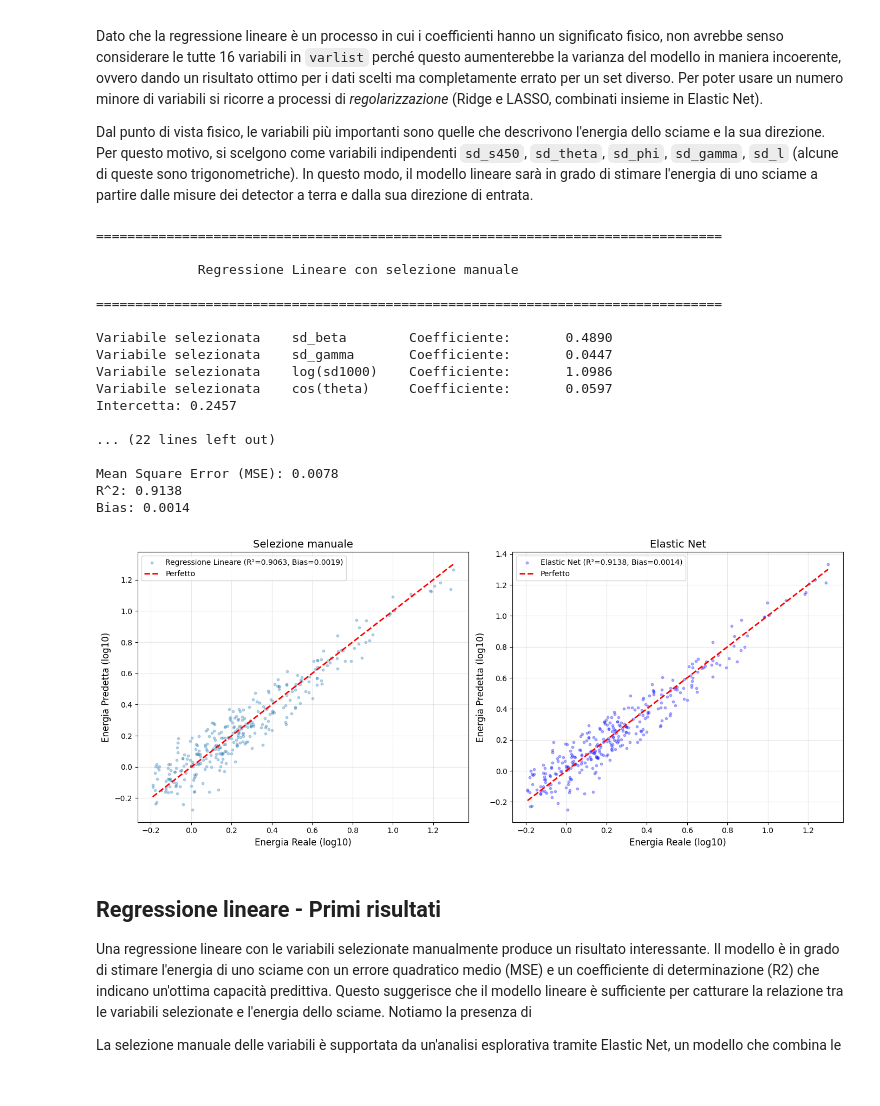
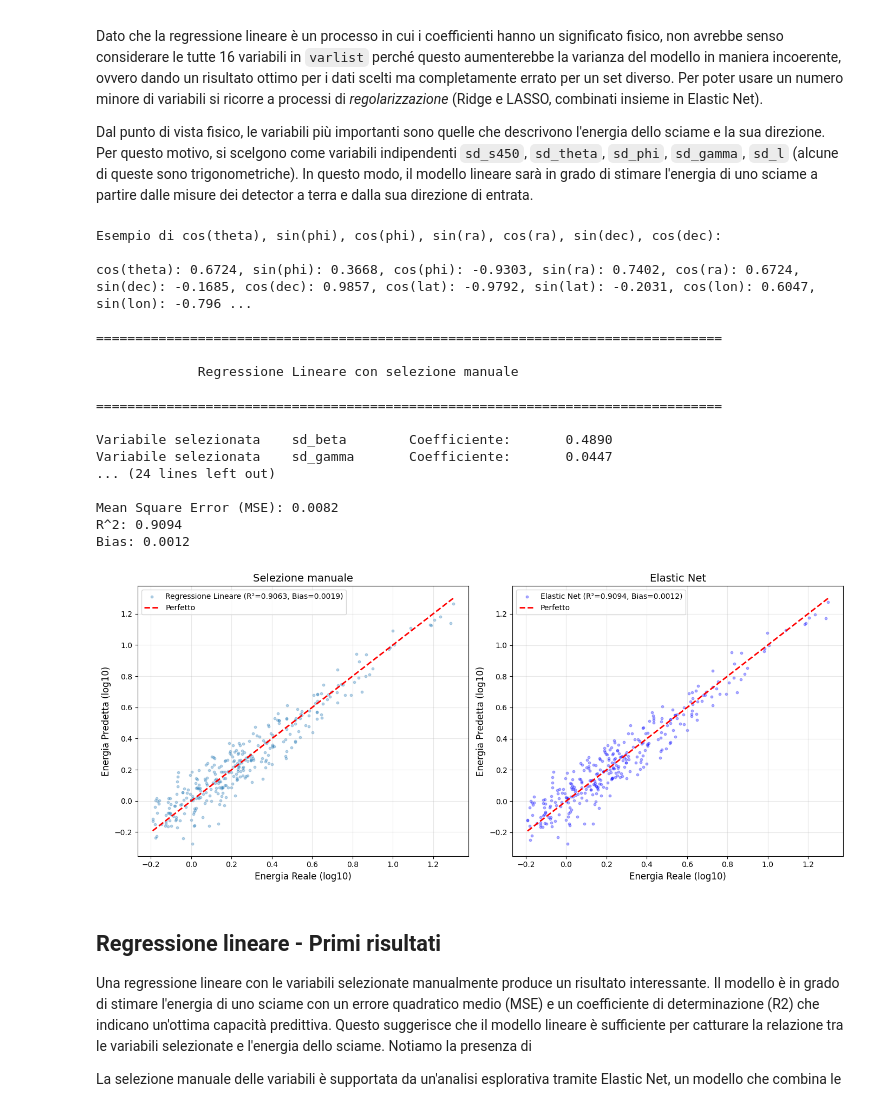
Before and after one commit to robdilor/advsimtech_rdl_esame, a Jupyter notebook: Project.ipynb, the cells around one changed output. Cells and saved outputs as stored; diff of their text form; code cells hidden in the pictures.

```diff
--- a/Project.ipynb
+++ b/Project.ipynb
@@ -163,7 +163,7 @@ idx = []
 for i in range(len(myheader)):
     if myheader[i] == 'sd_s38':
         idx.append(i)
-sd35 = mydata[:, idx]
+sd38 = mydata[:, idx]
 mydata = np.delete(mydata, idx, axis=1)
 myheader = np.delete(myheader, idx, axis=0)
 
@@ -181,7 +181,7 @@ infolist = []
 for i in range(6):
     infolist.append(myheader[i])
 
-errorlist = [elem for elem in myheader if elem.startswith(('sd_d','fd_d', 'sd_chi2', 'sd_geo', 'sd_ndf', 'sd_nbs')) and not elem in ['sd_dec','fd_dec']]
+errorlist = [elem for elem in myheader if elem.startswith(('sd_d','fd_d', 'sd_chi2', 'sd_geo', 'sd_ndf', 'sd_nbs', 'sd_wcorr', 'sd_gcorr')) and not elem in ['sd_dec','fd_dec']]
 # debug visivo
 #print([elem for elem in myheader if elem.startswith(('sd_d','fd_d', 'sd_chi2', 'sd_geo', 'sd_ndf', 'sd_nbs'))])
 #print(errorlist)
@@ -418,6 +418,8 @@ for i in range(len(golden_rows)):
     cos_lon[i][0] = np.cos(np.radians(mydata_var_g[i, varlist.index('sd_b')]))
     sin_lon[i][0] = np.sin(np.radians(mydata_var_g[i, varlist.index('sd_b')]))
 #
+print("Esempio di cos(theta), sin(phi), cos(phi), sin(ra), cos(ra), sin(dec), cos(dec):", '\n')
+print(f"cos(theta): {cos_theta[0][0]:.4f}, sin(phi): {sin_phi[0][0]:.4f}, cos(phi): {cos_phi[0][0]:.4f}, sin(ra): {sin_ra[0][0]:.4f}, cos(ra): {cos_ra[0][0]:.4f}, sin(dec): {sin_dec[0][0]:.4f}, cos(dec): {cos_dec[0][0]:.4f}, cos(lat): {cos_lat[0][0]:.4f}, sin(lat): {sin_lat[0][0]:.4f}, cos(lon): {cos_lon[0][0]:.4f}, sin(lon): {sin_lon[0][0]:.4f}", '\n')
 
 sep_var = mydata_var_g.copy()
 sep_var = np.delete(sep_var, [varlist.index('sd_theta'),
@@ -452,10 +454,10 @@ this_varlist = np.append(this_varlist, ['log(sd1000)', 'cos(theta)', 'cos(phi)',
 
 train_size = int(len(set_of_vars) * 0.8)
 
-# Per l'analisi uso solo variabili SD.
-set_of_vars__ = np.delete(set_of_vars, [i for i, var in enumerate(this_varlist) if var.startswith('fd_')], axis=1)
+# Per l'analisi uso solo variabili SD. Escludo sd_energy perché entra in conflitto con log(sd1000) e non è indipendente.
+set_of_vars__ = np.delete(set_of_vars, [i for i, var in enumerate(this_varlist) if var.startswith('fd_') or var == 'sd_energy'], axis=1)
 set_of_vars = set_of_vars__.copy()
-this_varlist__ = np.delete(this_varlist, [i for i, var in enumerate(this_varlist) if var.startswith('fd_')], axis=0)
+this_varlist__ = np.delete(this_varlist, [i for i, var in enumerate(this_varlist) if var.startswith('fd_') or var == 'sd_energy'], axis=0)
 this_varlist = this_varlist__.copy()
 
 #############################################################################################################
@@ -568,42 +570,42 @@ axes[0].set_title('Selezione manuale', fontsize=14)
 axes[0].legend()
 axes[0].grid(alpha=0.3)
 
 # Grafico 2: Predetto vs Reale per Elastic Net
 axes[1].scatter(energy[train_size:], enet_energy_pred,
                     alpha=0.3, s=10,
                     label=f"Elastic Net (R²={enet_r2:.4f}, Bias={np.mean(energy[train_size:] - enet_energy_pred):.4f})",
                     color='blue')
 axes[1].plot([energy[train_size:].min(), energy[train_size:].max()],
              [energy[train_size:].min(), energy[train_size:].max()],
              'r--', lw=2, label='Perfetto')
 axes[1].set_xlabel('Energia Reale (log10)', fontsize=12)
 axes[1].set_ylabel('Energia Predetta (log10)', fontsize=12)
 axes[1].set_title('Elastic Net', fontsize=14)
 axes[1].legend()
 axes[1].grid(alpha=0.3)
 
 plt.tight_layout()
 plt.savefig(base_dir / "results" /"LR&ENet.png", dpi=300)
 plt.show()
 # %% [output]
+Esempio di cos(theta), sin(phi), cos(phi), sin(ra), cos(ra), sin(dec), cos(dec):
+
+cos(theta): 0.6724, sin(phi): 0.3668, cos(phi): -0.9303, sin(ra): 0.7402, cos(ra): 0.6724, sin(dec): -0.1685, cos(dec): 0.9857, cos(lat): -0.9792, sin(lat): -0.2031, cos(lon): 0.6047, sin(lon): -0.796 ...
+
 ================================================================================
 
              Regressione Lineare con selezione manuale
 
 ================================================================================
 
 Variabile selezionata    sd_beta        Coefficiente:       0.4890
 Variabile selezionata    sd_gamma       Coefficiente:       0.0447
-Variabile selezionata    log(sd1000)    Coefficiente:       1.0986
-Variabile selezionata    cos(theta)     Coefficiente:       0.0597
-Intercetta: 0.2457
+... (24 lines left out)
 
-... (22 lines left out)
-
-Mean Square Error (MSE): 0.0078
-R^2: 0.9138
-Bias: 0.0014
+Mean Square Error (MSE): 0.0082
+R^2: 0.9094
+Bias: 0.0012
-[figure, old version]
+[figure, new version]
 # %% [markdown]
 ## Regressione lineare - Primi risultati
 
```
Also changed, not shown: parts of 9 cells of this notebook, 11 other files.
